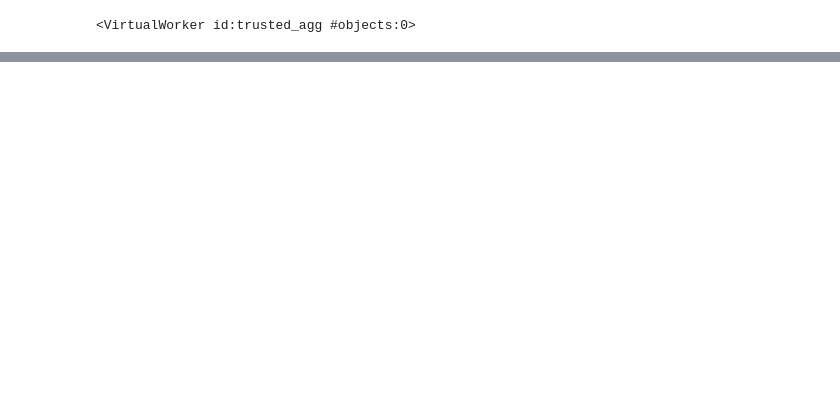
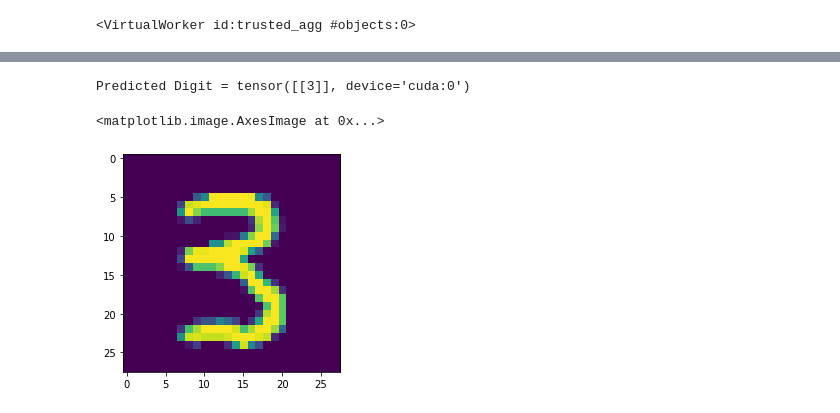
Before and after one commit to yashmaurya01/Secure-and-Private-AI, a Jupyter notebook: Federated Learning.ipynb, the cells around one changed output, grey strips where cells are left out. Drawn from its saved outputs; the diff is of its cells as text; code cells hidden in the pictures; blank space fills up the shorter version.

Commit message:
completed training and added test image visualization

```diff
--- a/Federated Learning.ipynb
+++ b/Federated Learning.ipynb
@@ -84,7 +82,7 @@ def train(model, federate_train_loader, optimizer, epoch):
         loss.backward()
         optimizer.step()
         model.get()
-        if batch_idx % 10 == 0:
+        if batch_idx % 30 == 0:
             loss = loss.get()
             print(f'Train Epoch: {epoch} [{batch_idx*64}/{len(federate_train_loader)*64} ({100. * batch_idx / len(federated_train_loader)}%)] \t Loss: {loss.item()}')
 # %%
@@ -106,7 +104,7 @@ def test(model, test_loader):
         100. * correct / len(test_loader.dataset)))
 # %%
 optimizer = optim.SGD(model.parameters(), lr=0.01)
-epoch = 20
+epoch = 10
 for epoch in range(1, epoch + 1):
     train(model, federated_train_loader, optimizer, epoch)
     test(model, test_loader)
@@ -133,12 +131,18 @@ Train Epoch: 15 [40320/60032 (67.16417910447761%)]       Loss: 0.240610390901565
 # %%
 import matplotlib.pyplot as plt
 
-image = mnist_trainset.data[52009]
-img = image.view(1, 784).float()
+dataiter = iter(test_loader)
+images, labels = dataiter.next()
+img = images[1]
+# img = img.view(1, 784).float()
+img = img.view(1,1,28,28).to(device)
 with th.no_grad():
-    logps = model(img)
+    output = model(img)
 
-ps = th.exp(logps)
-probab = list(ps.numpy())
-print("Predicted Digit =", probab.index(max(probab)))
-plt.imshow(img.view(28, 28))
+pred = output.argmax(1, keepdim = True)
+print("Predicted Digit =", pred.data)
+plt.imshow(img.view(28, 28).cpu().numpy())
+# %% [output]
+Predicted Digit = tensor([[3]], device='cuda:0')
+<matplotlib.image.AxesImage at 0x...>
+[figure, added]
```
Also changed, not shown: parts of 4 cells of this notebook.
